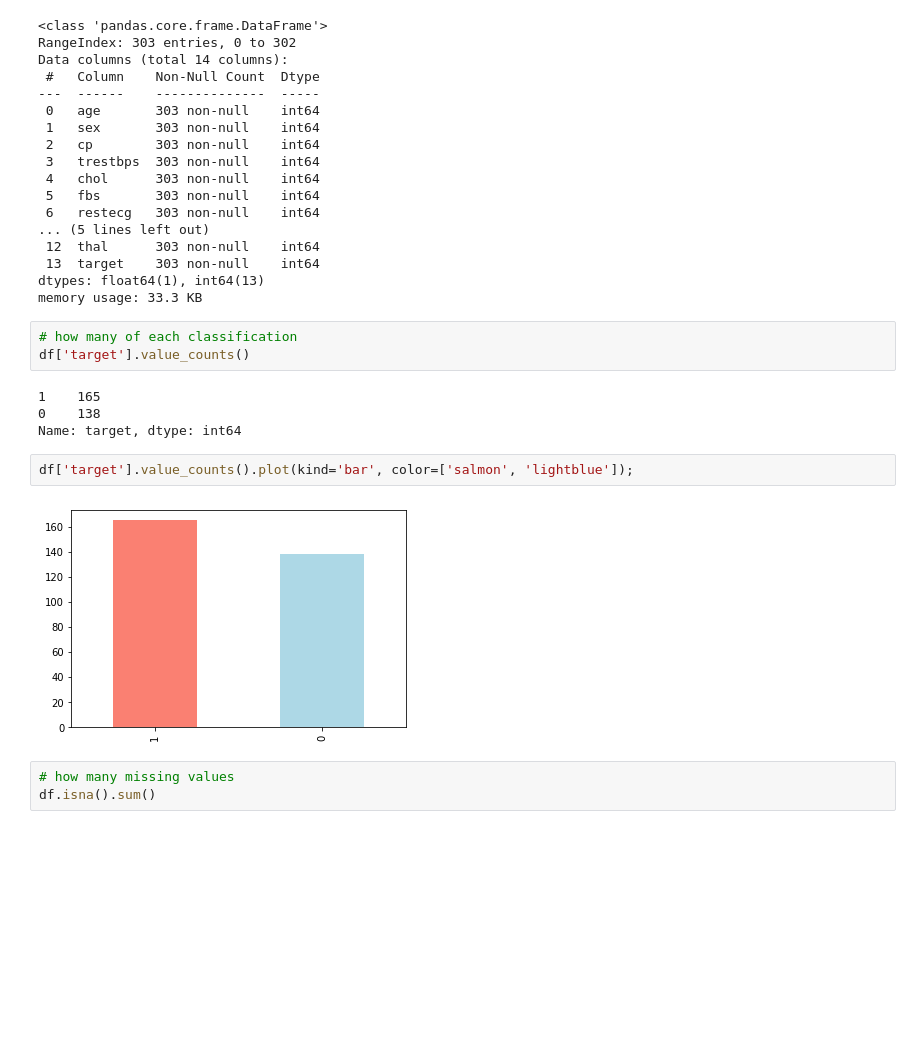
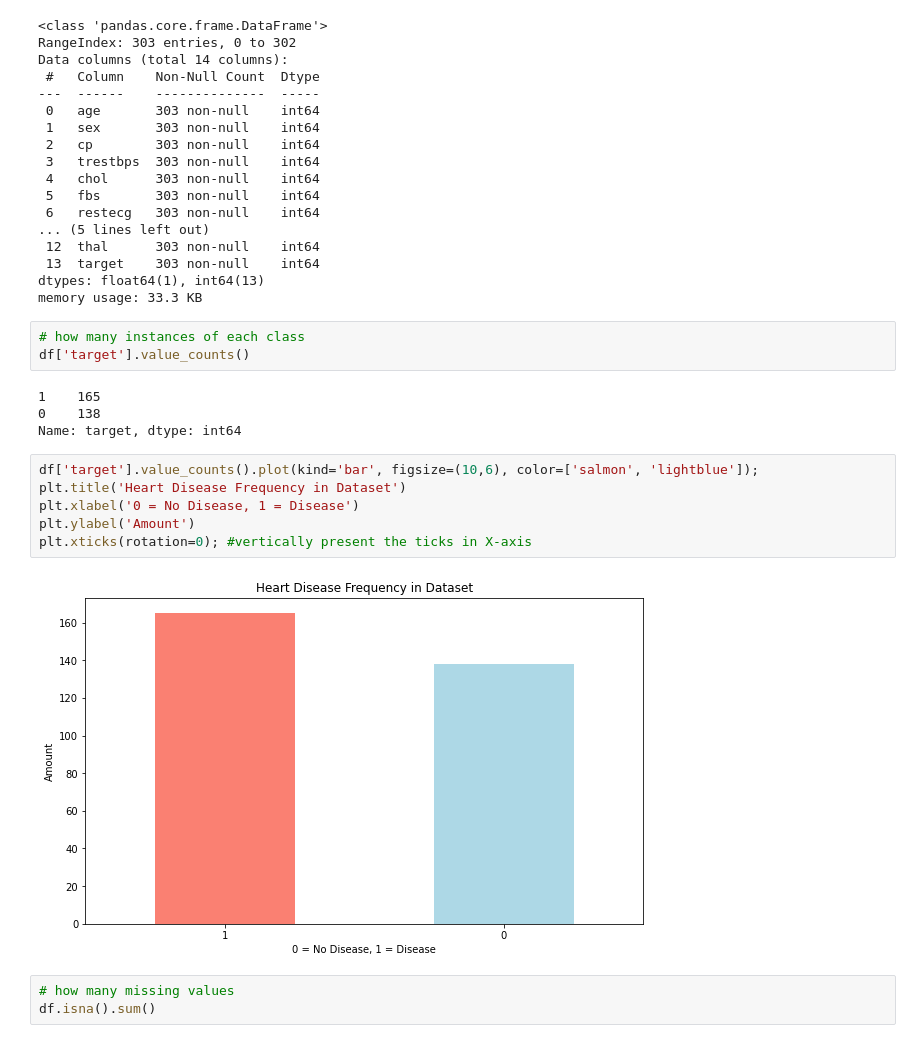
Before and after one commit to csMrFahad/HeartDisease, a Jupyter notebook: HeartDisease.ipynb, the cells around one changed output. Saved outputs shown, nothing was run; the diff lists cells and outputs as text; blank space fills up the shorter version.

```diff
--- a/HeartDisease.ipynb
+++ b/HeartDisease.ipynb
@@ -57,16 +114,20 @@ Data columns (total 14 columns):
 dtypes: float64(1), int64(13)
 memory usage: 33.3 KB
 # %%
-# how many of each classification
+# how many instances of each class
 df['target'].value_counts()
 # %% [output]
 1    165
 0    138
 Name: target, dtype: int64
-# %%
-df['target'].value_counts().plot(kind='bar', color=['salmon', 'lightblue']);
-# %% [output]
-[figure, removed]
+# %%
+df['target'].value_counts().plot(kind='bar', figsize=(10,6), color=['salmon', 'lightblue']);
+plt.title('Heart Disease Frequency in Dataset')
+plt.xlabel('0 = No Disease, 1 = Disease')
+plt.ylabel('Amount')
+plt.xticks(rotation=0); #vertically present the ticks in X-axis
+# %% [output]
+[figure, added]
 # %%
 # how many missing values
 df.isna().sum()
```
Also changed, not shown: parts of 20 cells of this notebook.
